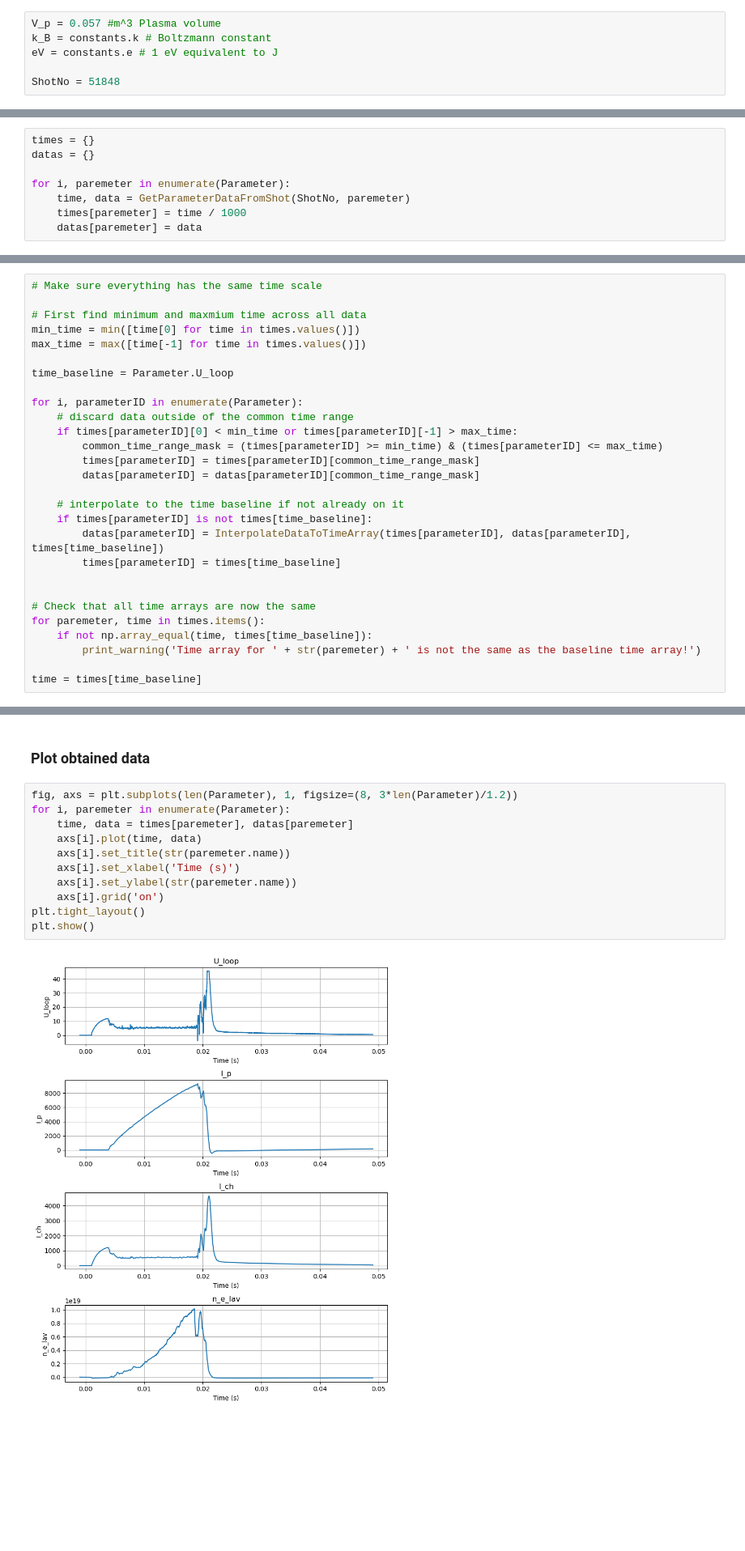
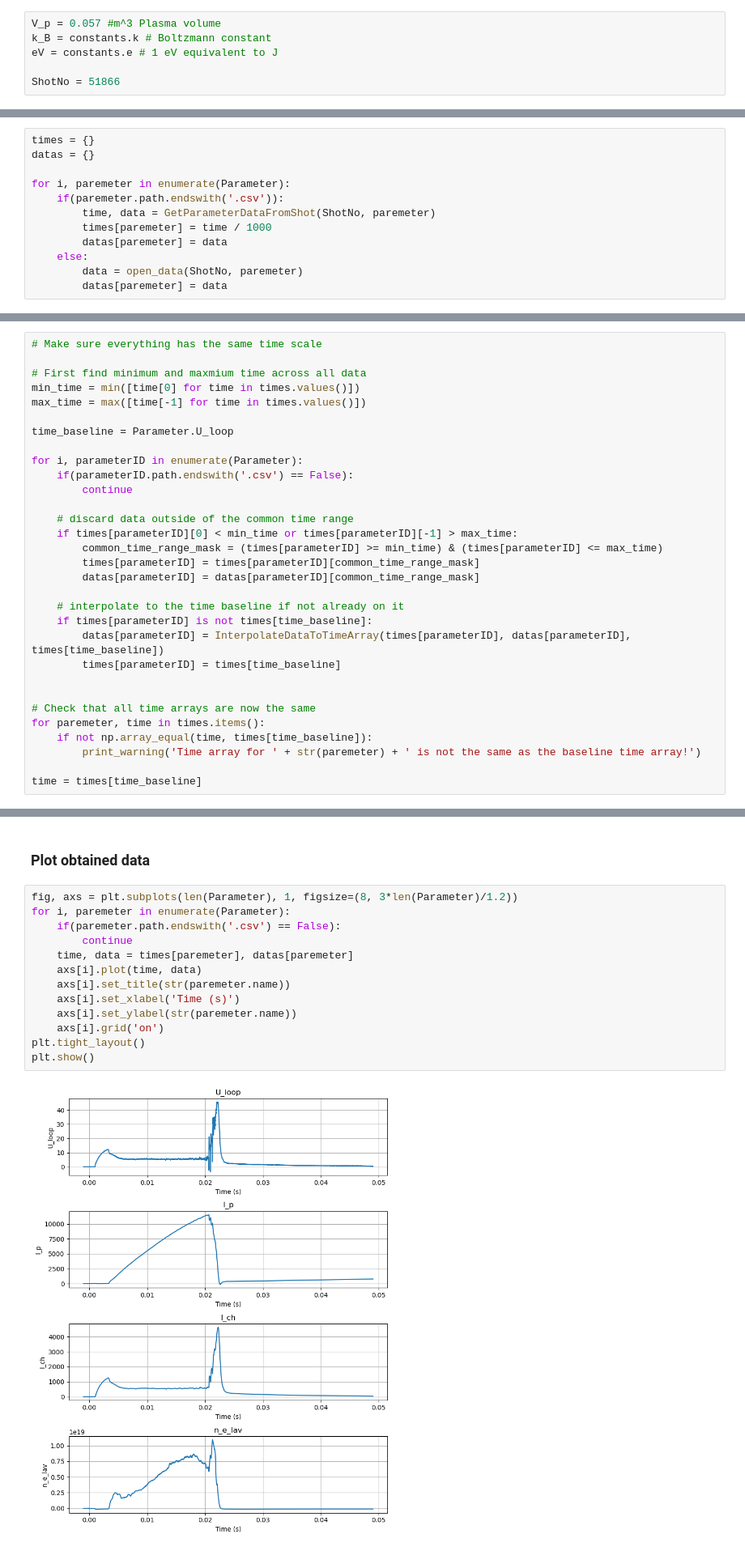
Before and after one commit to VictorV626/GolemGithub, a Jupyter notebook: TauCalculation.ipynb, the cells around one changed output, grey strips where cells are left out. Shown at 81% size. Cells and saved outputs as stored; diff of their text form; blank space fills up the shorter version.

```diff
--- a/TauCalculation.ipynb
+++ b/TauCalculation.ipynb
@@ -28,7 +28,7 @@ V_p = 0.057 #m^3 Plasma volume
 k_B = constants.k # Boltzmann constant
 eV = constants.e # 1 eV equivalent to J
 
-ShotNo = 51848
+ShotNo = 51866
 # %%
 class Parameter(Enum):
     U_loop = ('Diagnostics/BasicDiagnostics/Results/U_loop.csv', 1)
@@ -87,7 +86,11 @@ times = {}
 datas = {}
 
 for i, paremeter in enumerate(Parameter):
-    time, data = GetParameterDataFromShot(ShotNo, paremeter)
-    times[paremeter] = time / 1000
-    datas[paremeter] = data
+    if(paremeter.path.endswith('.csv')):
+        time, data = GetParameterDataFromShot(ShotNo, paremeter)
+        times[paremeter] = time / 1000
+        datas[paremeter] = data
+    else:
+        data = open_data(ShotNo, paremeter)
+        datas[paremeter] = data
 # %% [output]
@@ -113,6 +143,9 @@ max_time = max([time[-1] for time in times.values()])
 time_baseline = Parameter.U_loop
 
 for i, parameterID in enumerate(Parameter):
+    if(parameterID.path.endswith('.csv') == False):
+        continue
+
     # discard data outside of the common time range
     if times[parameterID][0] < min_time or times[parameterID][-1] > max_time:
         common_time_range_mask = (times[parameterID] >= min_time) & (times[parameterID] <= max_time)
@@ -142,16 +175,18 @@ n_e_lav = datas[Parameter.n_e_lav]
 # %%
 fig, axs = plt.subplots(len(Parameter), 1, figsize=(8, 3*len(Parameter)/1.2))
 for i, paremeter in enumerate(Parameter):
+    if(paremeter.path.endswith('.csv') == False):
+        continue
     time, data = times[paremeter], datas[paremeter]
     axs[i].plot(time, data)
     axs[i].set_title(str(paremeter.name))
     axs[i].set_xlabel('Time (s)')
     axs[i].set_ylabel(str(paremeter.name))
     axs[i].grid('on')
 plt.tight_layout()
 plt.show()
 # %% [output]
-[figure, old version]
+[figure, new version]
 # %% [markdown]
 # Data Processing
 # %%
```
Also changed, not shown: parts of 9 cells of this notebook, 15 other files.
